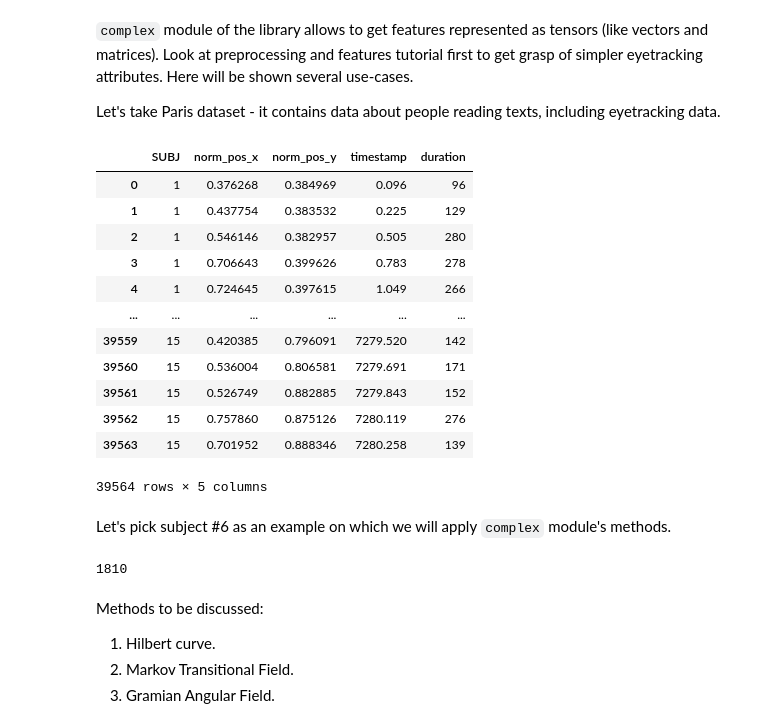
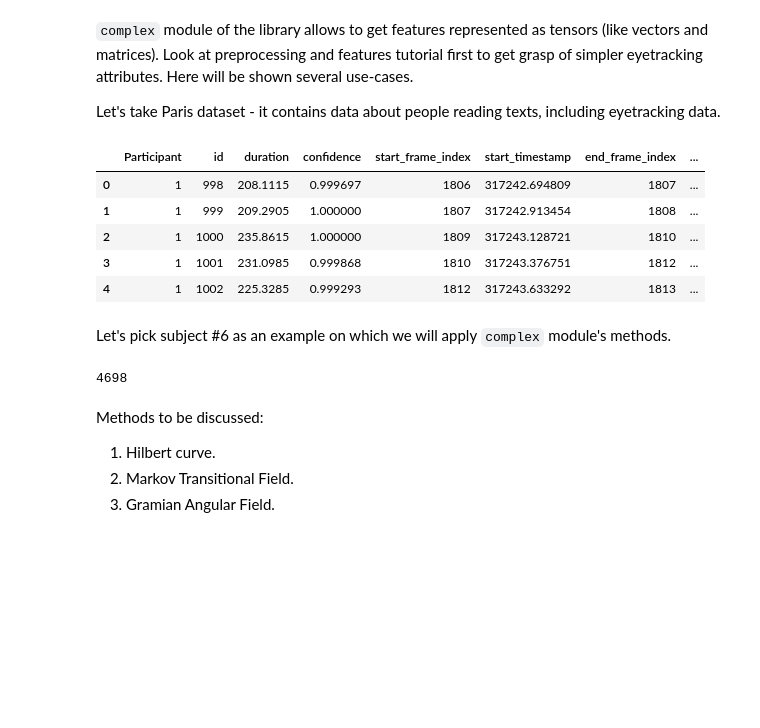
Before and after one commit to hse-scila/EyeFeatures, a Jupyter notebook: tutorials/complex_tutorial.ipynb, the cells around one changed output. Cells and saved outputs as stored; diff of their text form; code cells hidden in the pictures; blank space fills up the shorter version.

```diff
--- a/tutorials/complex_tutorial.ipynb
+++ b/tutorials/complex_tutorial.ipynb
@@ -43,19 +13 @@ def get_paris_dataset():
-# %%
-data = get_paris_dataset()
-data = data[['SUBJ', 'norm_pos_x', 'norm_pos_y', 'timestamp', 'duration']]
-data
-# %% [output]
-|  | SUBJ | norm_pos_x | norm_pos_y | timestamp | duration |
-| 0 | 1 | 0.376268 | 0.384969 | 0.096 | 96 |
-| 1 | 1 | 0.437754 | 0.383532 | 0.225 | 129 |
-| 2 | 1 | 0.546146 | 0.382957 | 0.505 | 280 |
-| 3 | 1 | 0.706643 | 0.399626 | 0.783 | 278 |
-| 4 | 1 | 0.724645 | 0.397615 | 1.049 | 266 |
-| ... | ... | ... | ... | ... | ... |
-| 39559 | 15 | 0.420385 | 0.796091 | 7279.520 | 142 |
-| 39560 | 15 | 0.536004 | 0.806581 | 7279.691 | 171 |
-| 39561 | 15 | 0.526749 | 0.882885 | 7279.843 | 152 |
-| 39562 | 15 | 0.757860 | 0.875126 | 7280.119 | 276 |
-| 39563 | 15 | 0.701952 | 0.888346 | 7280.258 | 139 |
-39564 rows × 5 columns
 # %%
@@ -65,10 +18,20 @@ t = 'timestamp'
+# %%
+data = pd.read_csv("../data/fixations/fixations_subset.csv")
+data.head()
+# %% [output]
+|  | Participant | id | duration | confidence | start_frame_index | start_timestamp | end_frame_index | ... |
+| 0 | 1 | 998 | 208.1115 | 0.999697 | 1806 | 317242.694809 | 1807 | ... |
+| 1 | 1 | 999 | 209.2905 | 1.000000 | 1807 | 317242.913454 | 1808 | ... |
+| 2 | 1 | 1000 | 235.8615 | 1.000000 | 1809 | 317243.128721 | 1810 | ... |
+| 3 | 1 | 1001 | 231.0985 | 0.999868 | 1810 | 317243.376751 | 1812 | ... |
+| 4 | 1 | 1002 | 225.3285 | 0.999293 | 1812 | 317243.633292 | 1813 | ... |
 # %% [markdown]
 Let's pick subject #6 as an example on which we will apply `complex` module's methods.
 # %%
-data1 = data[data['SUBJ'] == 6]
+data1 = data[data[participant] == 1]
 len(data1)
 # %% [output]
-1810
+4698
 # %%
 import eyefeatures.features.complex as eye_complex
 # %% [markdown]
```
Also changed, not shown: parts of 11 cells of this notebook, 11 other files.
